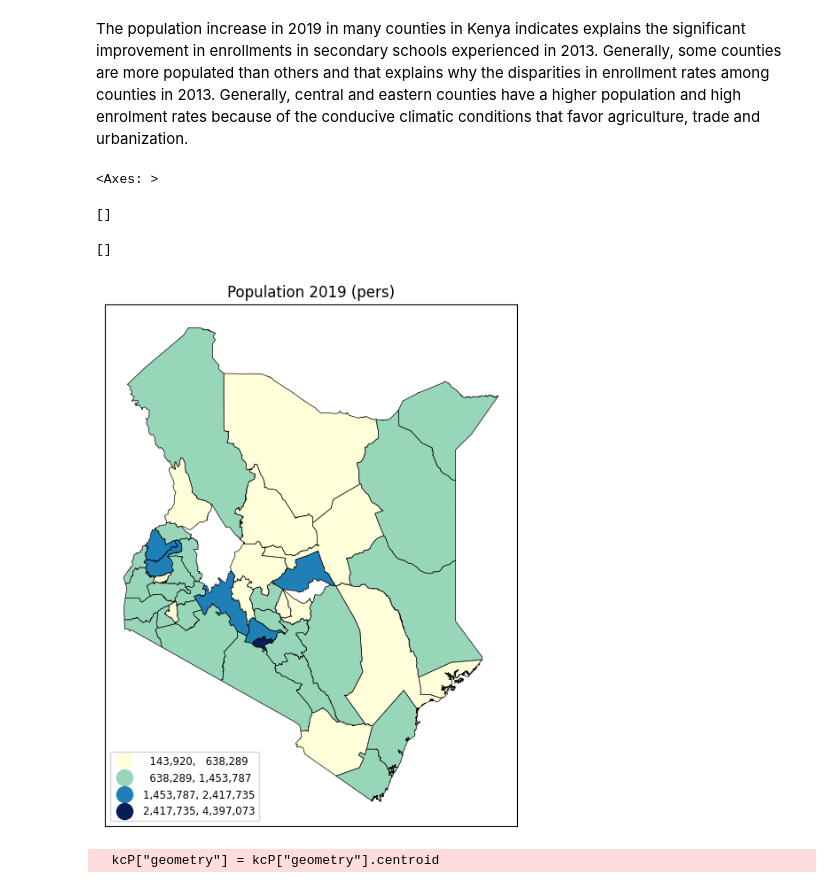
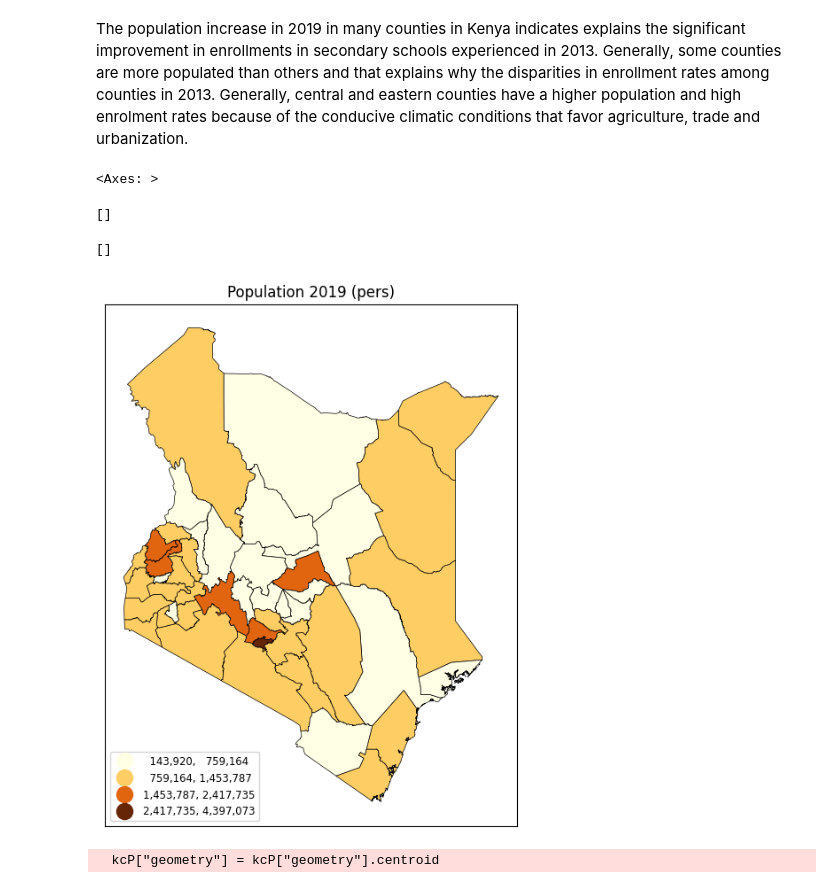
Before and after one commit to Brian13Noble/Geographical-Information-Systems-Projects, a Jupyter notebook: ps2.ipynb, the cells around one changed output. Saved outputs shown, nothing was run; the diff lists cells and outputs as text; code cells hidden in the pictures.

```diff
--- a/ps2.ipynb
+++ b/ps2.ipynb
@@ -271,3 +165,7 @@ kenya_pop
+# %%
+kenya_pop.loc[kenya_pop['County'] == 'Elgeyo-Marakwet', 'County'] = 'Keiyo-Marakwet'
+kenya_pop.loc[kenya_pop['County'] == 'Tharaka-Nithi', 'County'] = 'Tharaka'
+#kenya_pop
 # %%
 kenya_pop.dtypes
 # %% [output]
@@ -304,5 +202,5 @@ dtype: object
 # %%
 #Focus on important population variables
 kenya_pop= kenya_pop[['County','Total_Population09', 'Total_Population19','LandArea','Population_Density']]
-kenya_pop= kenya_pop.iloc[1:,:]
-kenya_pop
+kenya_pop= kenya_pop.iloc[0:,:]
+#kenya_pop
@@ -355,0 +225,7 @@ kenya_pop
+# %%
+! wget -q -O kenya_counties1.zip 'https://github.com/Brian13Noble/GIS/blob/main/kenya_county_boundary.zip'
+!ls
+zip_ref = zipfile.ZipFile('/content/drive/MyDrive/Datasets/kenya_county_boundary.zip', 'r'); zip_ref.extractall(); zip_ref.close() #just unzipping
+kenya_counties1=gpd.read_file('kenya_county_boundary.shp') #load the shapefile with gpd as kenya_counties
+#Make the map
+kenya_counties1.plot()
@@ -356,8 +238,8 @@ kenya_pop
 # %%
-kenya_counties = pd.merge(
-    left=kenya_counties,
+kenya_counties1 = pd.merge(
+    left=kenya_counties1,
     right=kenya_pop,
     left_on='COUNTY',
     right_on='County',
-    how='outer'
+    how='outer', indicator=True
 )
@@ -425,16 +341,16 @@ axs[1].set_xticks([]); axs[1].set_yticks([])
 The population increase in 2019 in many counties in Kenya indicates explains the significant improvement in enrollments in secondary schools experienced in 2013. Generally, some counties are more populated than others and that explains why the disparities in enrollment rates among counties in 2013. Generally, central and eastern counties have a higher population and high enrolment rates because of the conducive climatic conditions that favor agriculture, trade and urbanization.
 # %%
 fig, ax = plt.subplots(1, figsize=(6,10))
-kenya_counties.plot(ax=ax,column='Total_Population19',legend=True,cmap='YlGnBu',scheme='natural_breaks',k=4,
+kenya_counties1.plot(ax=ax,column='Total_Population19',legend=True,cmap='YlOrBr',scheme='natural_breaks',k=4,
          edgecolor='black',linewidth=0.5,legend_kwds= {"fmt": "{:,.0f}",
         'loc':'lower left','title_fontsize':'medium','fontsize':'small','markerscale':1.4},
          markersize = 200) #
 ax.title.set_text("Population 2019 (pers)")
 ax.set_xticks([]); ax.set_yticks([])
 # %% [output]
 <Axes: >
 []
 []
-[figure, old version]
+[figure, new version]
 # %%
 #import numpy as np
```
Also changed, not shown: parts of 47 cells of this notebook.
